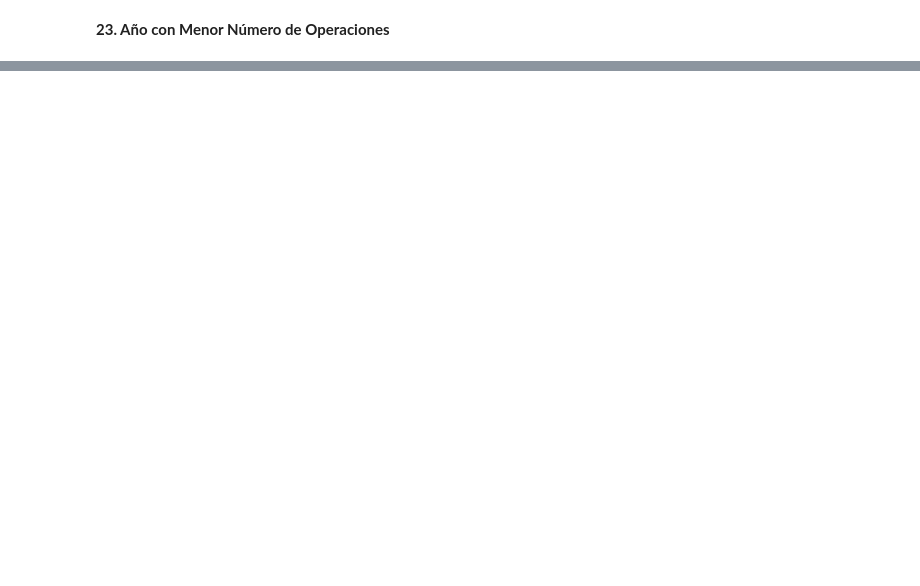
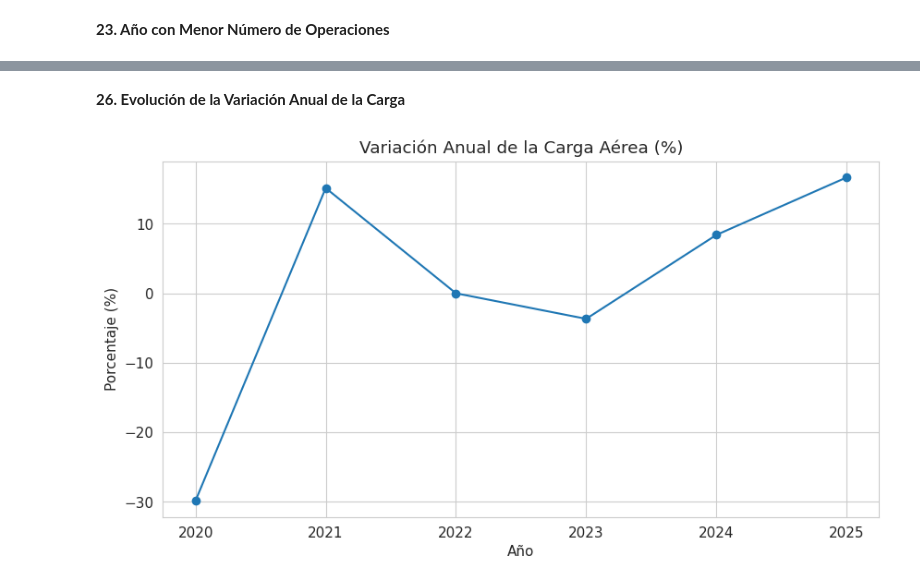
Before and after one commit to AlexisPerezCordero/Analisis-Trafico-Aereo-Jorge-Chavez, a Jupyter notebook: Analisis_Trafico_Aereo.ipynb, the cells around one changed output, grey strips where cells are left out. Saved outputs shown, nothing was run; the diff lists cells and outputs as text; code cells hidden in the pictures; blank space fills up the shorter version.

Commit message:
Agrega análisis de variación anual

```diff
--- a/Analisis_Trafico_Aereo.ipynb
+++ b/Analisis_Trafico_Aereo.ipynb
@@ -542,0 +553,11 @@ print(
+# %%
+# Se calcula el crecimiento o disminución
+# porcentual de la carga respecto al año anterior.
+
+variacion_carga = (
+    carga_anual.pct_change() * 100
+)
+
+display(
+    variacion_carga.round(2)
+)
@@ -542,0 +599,24 @@ print(
+# %% [markdown]
+**26. Evolución de la Variación Anual de la Carga**
+# %%
+# Visualización de la variación porcentual
+# anual de la carga aérea.
+
+plt.figure(figsize=(10,5))
+
+variacion_carga.plot(
+    marker="o"
+)
+
+plt.title(
+    "Variación Anual de la Carga Aérea (%)"
+)
+
+plt.xlabel("Año")
+plt.ylabel("Porcentaje (%)")
+
+plt.grid(True)
+
+plt.show()
+# %% [output]
+[figure, added]
```
Also changed, not shown: parts of 12 cells of this notebook.
